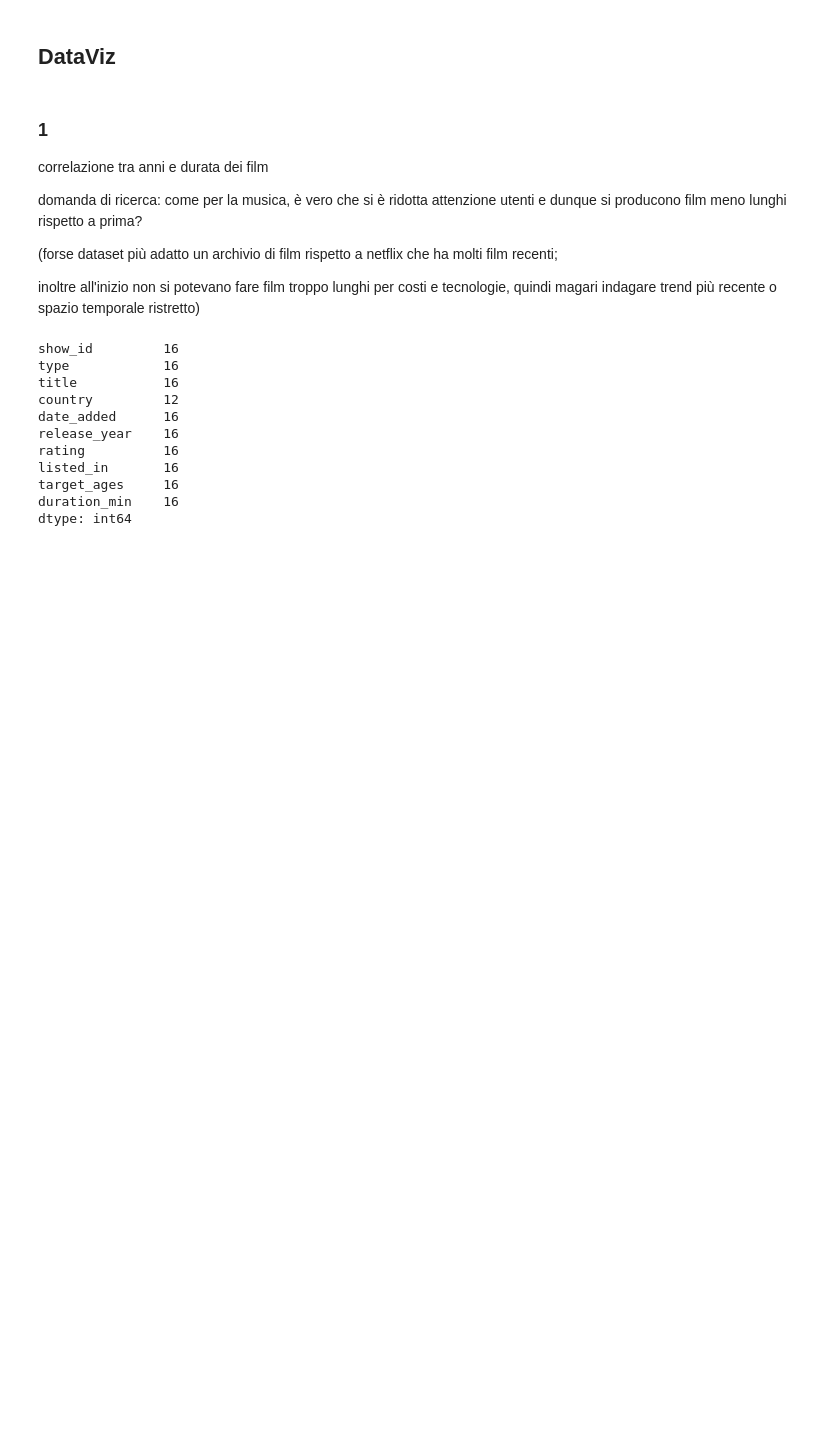
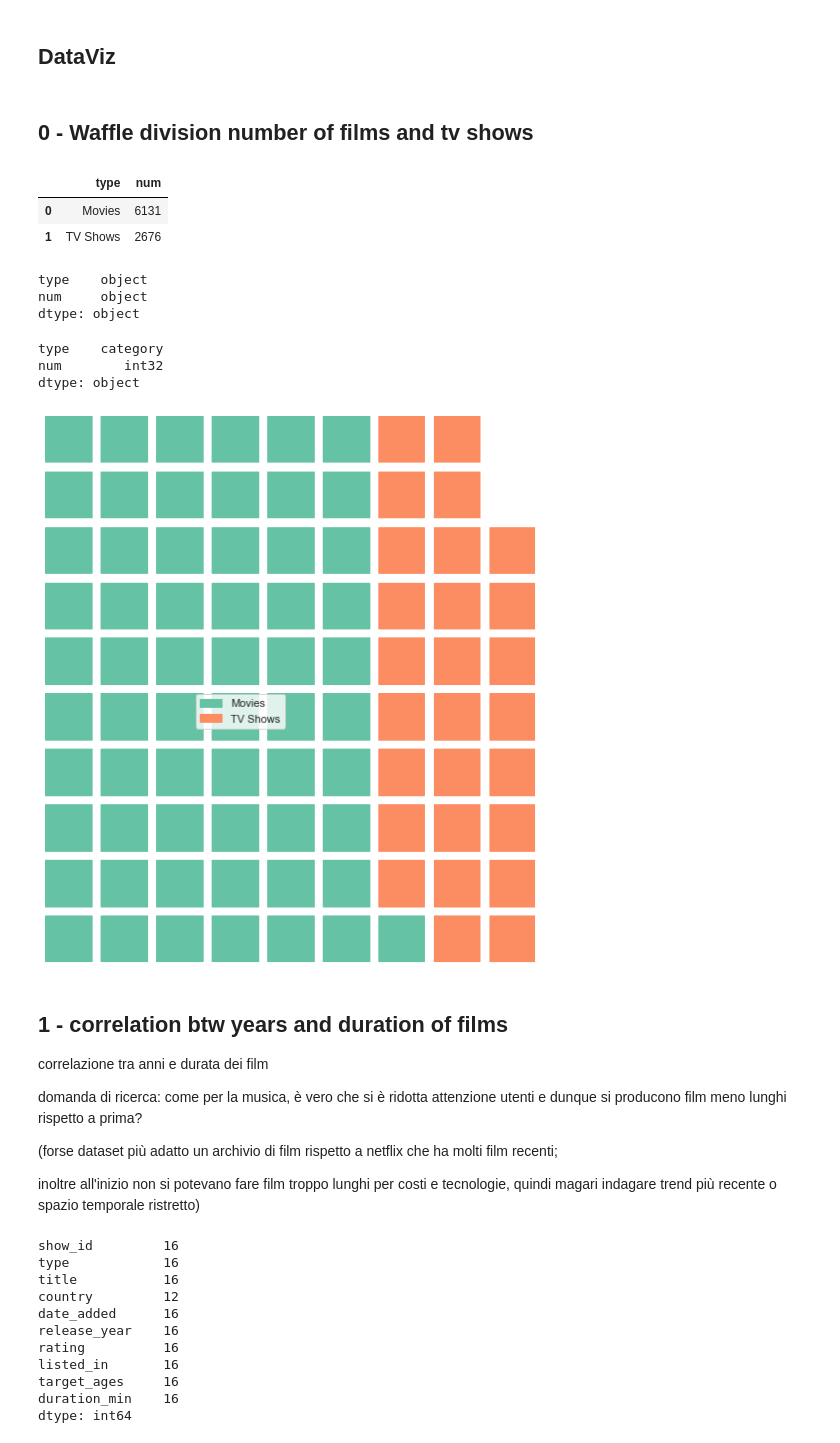
Before and after one commit to Blowdire/DataVisualizationProject, a Jupyter notebook: Progetto/progetto-netflix.ipynb, the cells around one changed output. Cells and saved outputs as stored; diff of their text form; code cells hidden in the pictures; blank space fills up the shorter version.

Commit message:
waffle

```diff
--- a/Progetto/progetto-netflix.ipynb
+++ b/Progetto/progetto-netflix.ipynb
@@ -369,3 +370,31 @@ netflix_f.sort_values(by='duration_min')
 6131 rows × 10 columns
 # %% [markdown]
 ## DataViz
+# %% [markdown]
+## 0 - Waffle division number of films and tv shows
+# %%
+dict_FvsS = {'type':["Movies", "TV Shows"],
+             'num':["6131", "2676"]}
+
+df_FvsS = pd.DataFrame(dict_FvsS)
+# %%
+df_FvsS
+# %% [output]
+|  | type | num |
+| 0 | Movies | 6131 |
+| 1 | TV Shows | 2676 |
+# %%
+df_FvsS.dtypes
+# %% [output]
+type    object
+num     object
+dtype: object
+# %%
+df_FvsS['type'] = pd.Categorical(df_FvsS['type'])
+df_FvsS['num'] = df_FvsS['num'].astype('int')
+# %%
+df_FvsS.dtypes
+# %% [output]
+type    category
+num        int32
+dtype: object
@@ -372,5 +404,16 @@ netflix_f.sort_values(by='duration_min')
+# %%
+fig = plt.figure(
+    FigureClass=Waffle,
+    rows=10,
+    values=list(df_FvsS.num/100),
+    labels=list(df_FvsS.type),
+    figsize=(12, 8),
+    legend={'bbox_to_anchor': (0.5, 0.5) }
+)
+# %% [output]
+[figure, added]
 # %% [markdown]
-### 1
+## 1 - correlation btw years and duration of films
 
 correlazione tra anni e durata dei film
 
```
Also changed, not shown: parts of 8 cells of this notebook, 1 other file.
